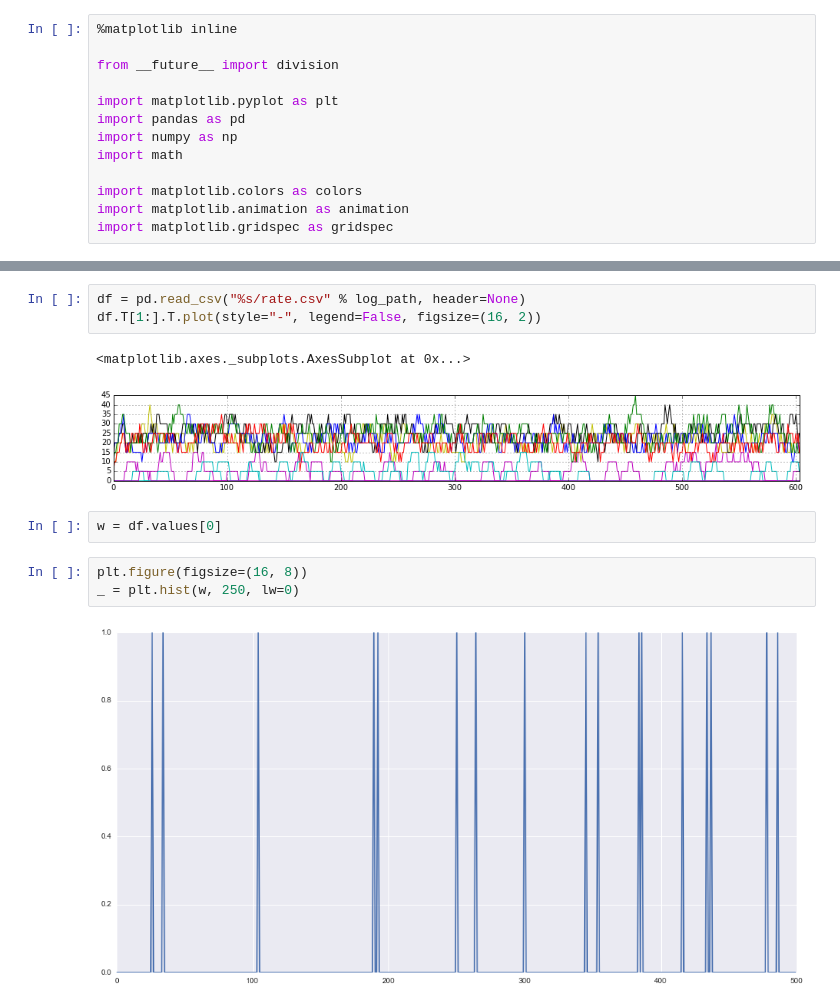
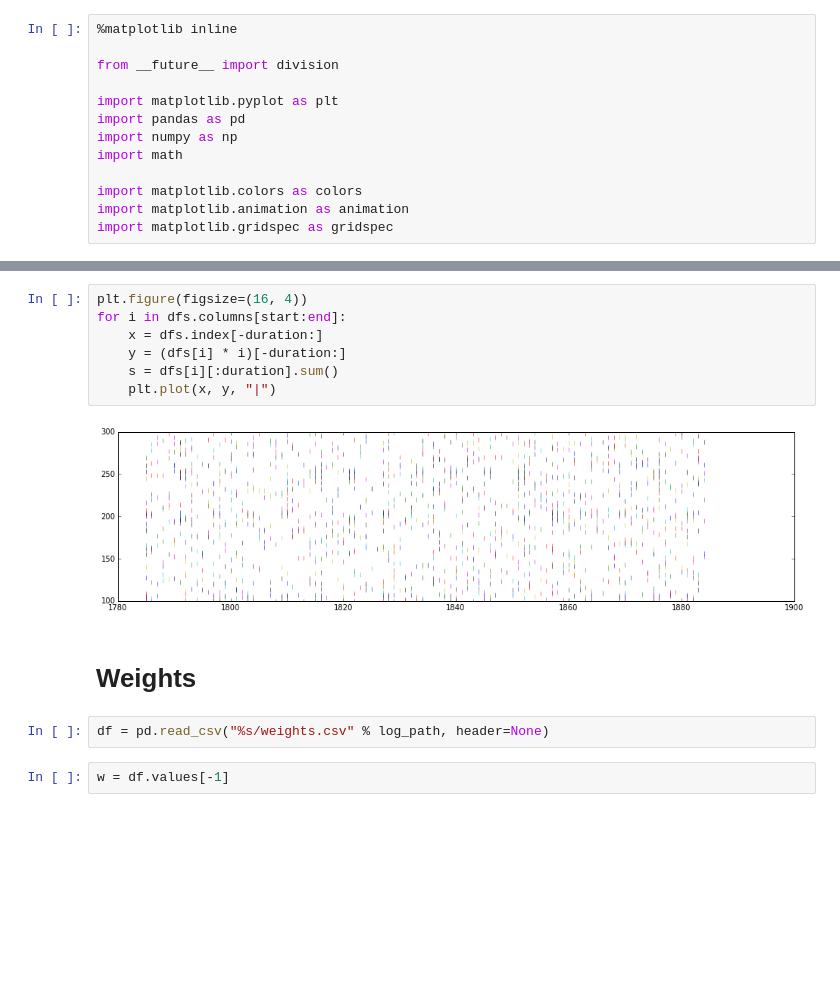
Before and after one commit to BarkingMouseStudio/unity-experiments, a Jupyter notebook: Robot Arm.ipynb, the cells around one changed output, grey strips where cells are left out. Cells and saved outputs as stored; diff of their text form; blank space fills up the shorter version.

```diff
--- a/Robot Arm.ipynb
+++ b/Robot Arm.ipynb
@@ -30,13 +39,15 @@ for i in dfs.columns:
+# %%
+plt.figure(figsize=(16, 4))
+for i in dfs.columns[start:end]:
+    x = dfs.index[-duration:]
+    y = (dfs[i] * i)[-duration:]
+    s = dfs[i][:duration].sum()
+    plt.plot(x, y, "|")
+# %% [output]
+[figure, added]
+# %% [markdown]
+# Weights
 # %%
-df = pd.read_csv("%s/rate.csv" % log_path, header=None)
-df.T[1:].T.plot(style="-", legend=False, figsize=(16, 2))
+df = pd.read_csv("%s/weights.csv" % log_path, header=None)
-# %% [output]
-<matplotlib.axes._subplots.AxesSubplot at 0x...>
-[figure, removed]
 # %%
-w = df.values[0]
+w = df.values[-1]
-# %%
-plt.figure(figsize=(16, 8))
-_ = plt.hist(w, 250, lw=0)
-# %% [output]
-[figure, removed]
```
Also changed, not shown: parts of 14 cells of this notebook, 5 other files.
